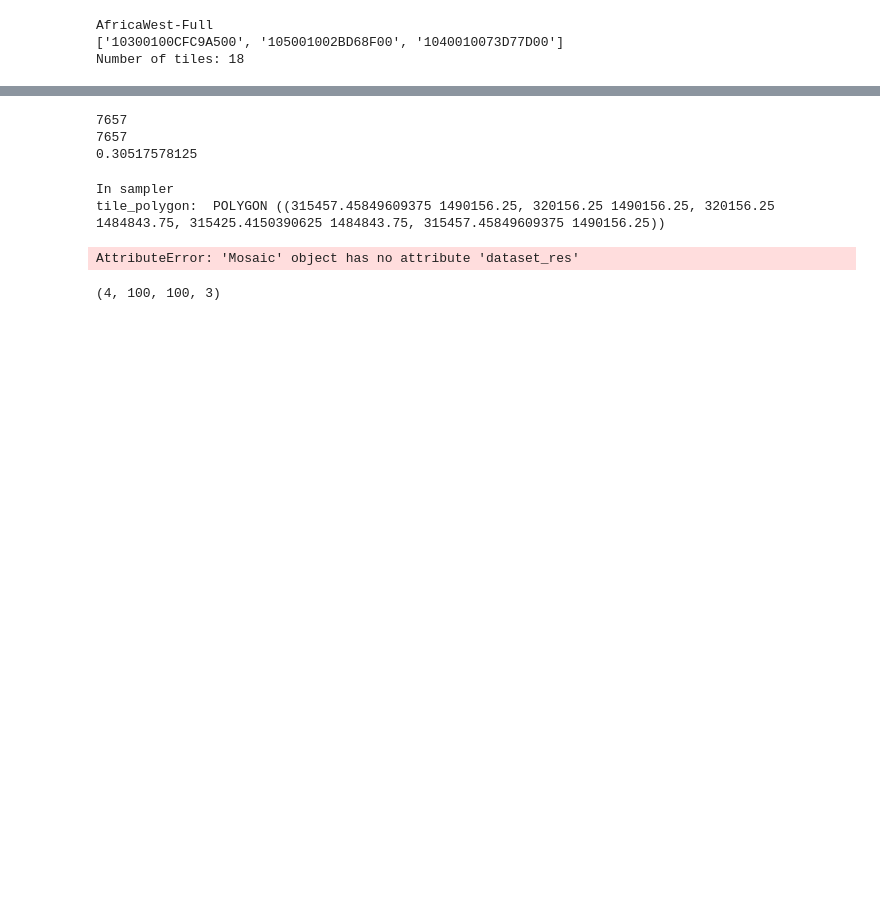
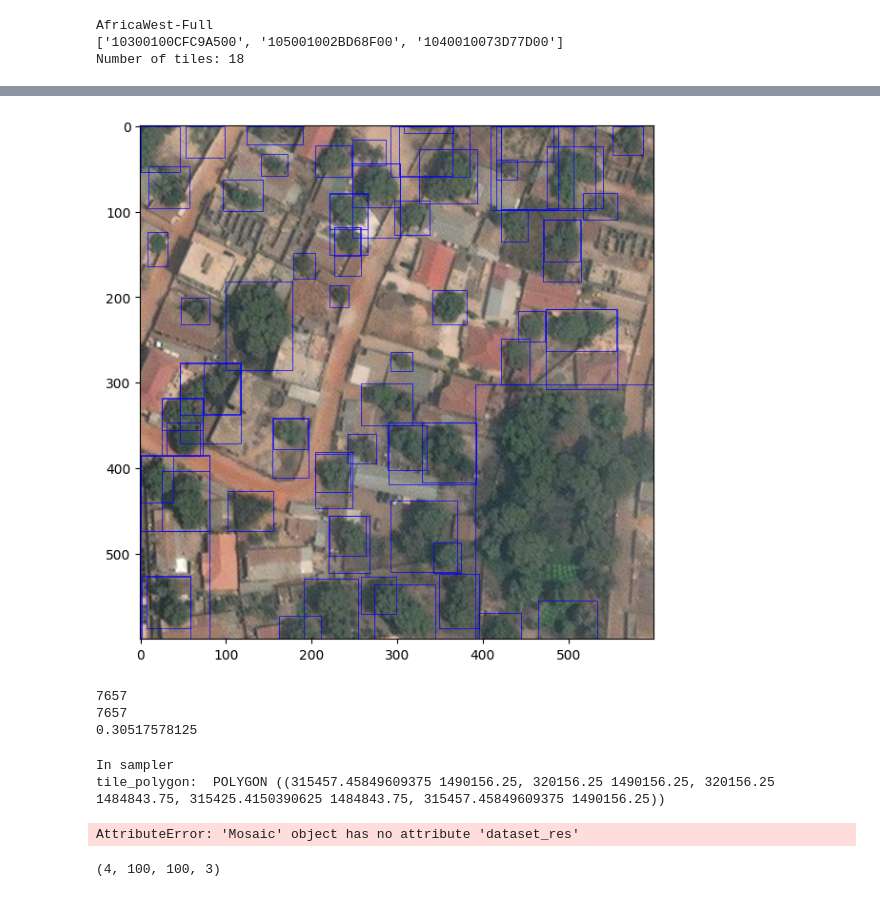
Before and after one commit to JacopoLungo/maxarSrc, a Jupyter notebook: notebooks/build_resources/build_all.ipynb, the cells around one changed output, grey strips where cells are left out. Saved outputs shown, nothing was run; the diff lists cells and outputs as text; code cells hidden in the pictures; blank space fills up the shorter version.

```diff
--- a/notebooks/build_resources/build_all.ipynb
+++ b/notebooks/build_resources/build_all.ipynb
@@ -79,3 +146,11 @@ def my_stack_samples(samples: Iterable[dict[Any, Any]]) -> dict[Any, Any]:
+# %%
+from my_functions.plotting_utils import show_mask, show_Linestrings, show_points, show_box, plot_comparison
+fig, ax = plt.subplots(1, 1, figsize=(7, 7))
+ix = 9
+ax.imshow(img_b[ix])
+show_box(tree_boxes_b[ix].tolist(), ax, color='b')
+# %% [output]
+[figure, added]
 # %%
 import rasterio
 from rasterio.windows import Window
```
Also changed, not shown: parts of 9 cells of this notebook, 3 other files.
